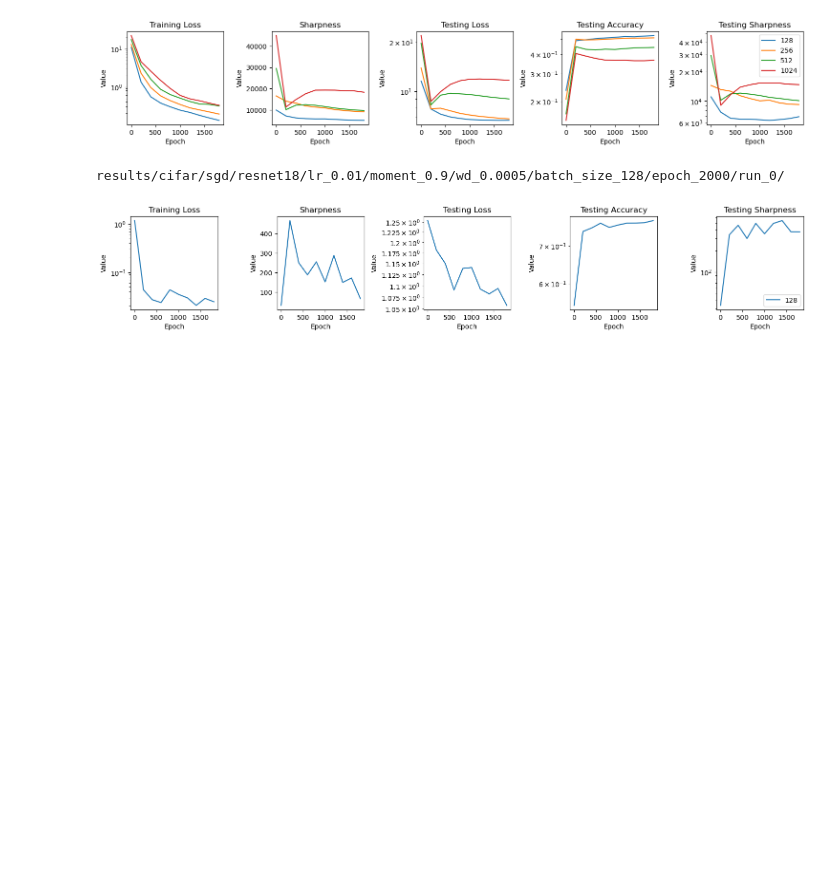
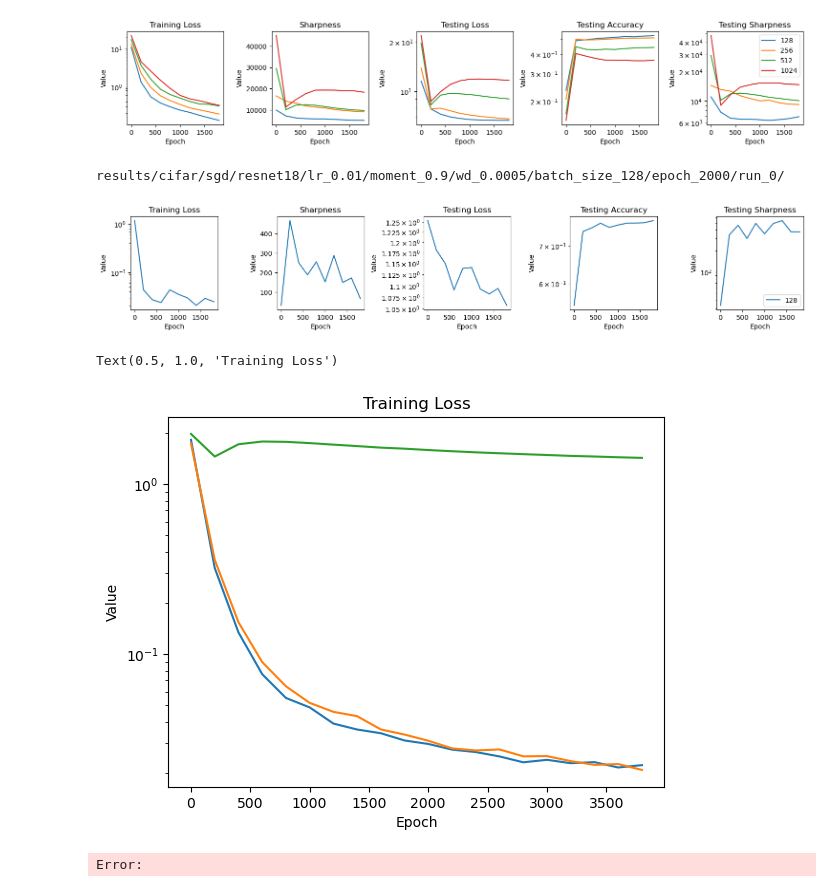
Before and after one commit to lucmonl/mlopt, a Jupyter notebook: notebook/edge_of_stability.ipynb, the cells around one changed output. Saved outputs shown, nothing was run; the diff lists cells and outputs as text; code cells hidden in the pictures; blank space fills up the shorter version.

```diff
--- a/notebook/edge_of_stability.ipynb
+++ b/notebook/edge_of_stability.ipynb
@@ -110,13 +110,16 @@ import numpy as np
 
 loss_name = 'MSELoss'
 
-def get_lookup_directory(lr, dataset_name, opt_name, model_name, momentum, weight_decay, batch_size, **kwargs):
+def get_lookup_directory(lr, dataset_name, loss_name, opt_name, model_name, momentum, weight_decay, batch_size, **kwargs):
     results_dir = "results"
-    directory = f"{results_dir}/{dataset_name}/{opt_name}/{model_name}/"
+    directory = f"{results_dir}/{dataset_name}/{loss_name}/{opt_name}/{model_name}/"
     for key, value in kwargs.items():
         directory += f"{key}_{value}/"
     directory += f"lr_{lr}/moment_{momentum}/wd_{weight_decay}/batch_size_{batch_size}/"
     return directory
+
+def get_running_directory(lr, dataset_name, loss_name, opt_name, model_name, momentum, weight_decay, batch_size, epochs, **kwargs):
+    return get_lookup_directory(lr, dataset_name, loss_name, opt_name, model_name, momentum, weight_decay, batch_size, **kwargs) + f"epoch_{epochs}/"
 
 def get_directory(lr, dataset_name, opt_name, model_name, momentum, weight_decay, batch_size, epochs, **kwargs):
     #results_dir = "results"
@@ -161,0 +167,25 @@ results/cifar/sgd/resnet18/lr_0.01/moment_0.9/wd_0.0005/batch_size_128/epoch_200
+# %%
+loss_name = 'MSELoss'
+lr, dataset_name, opt_name, momentum, weight_decay, batch_size, epochs = 0.001, "cifar", "sgd", 0, 0, 512, 4000
+model_name = "resnet18"
+
+directory = get_running_directory(lr, dataset_name, loss_name, opt_name, model_name, momentum, weight_decay, batch_size, epochs)
+
+for run in [1,2]:
+    with open(f'../{directory}run_{run}/train_graphs.pk', 'rb') as f:
+        train_graphs = pickle.load(f)
+    cur_epochs = train_graphs.log_epochs
+    plt.semilogy(cur_epochs, train_graphs.loss)
+#plt.legend(['Loss + Weight Decay'])
+with open(f'../{directory}avg_{12}/eval_graphs.pk', 'rb') as f:
+    train_graphs = pickle.load(f)
+cur_epochs = train_graphs.log_epochs
+plt.semilogy(cur_epochs, train_graphs.loss)
+
+plt.xlabel('Epoch')
+plt.ylabel('Value')
+plt.title('Training Loss')
+# %% [output]
+Text(0.5, 1.0, 'Training Loss')
+[figure, added]
+Error:
```
Also changed, not shown: parts of 1 cell of this notebook, 2 other files.
